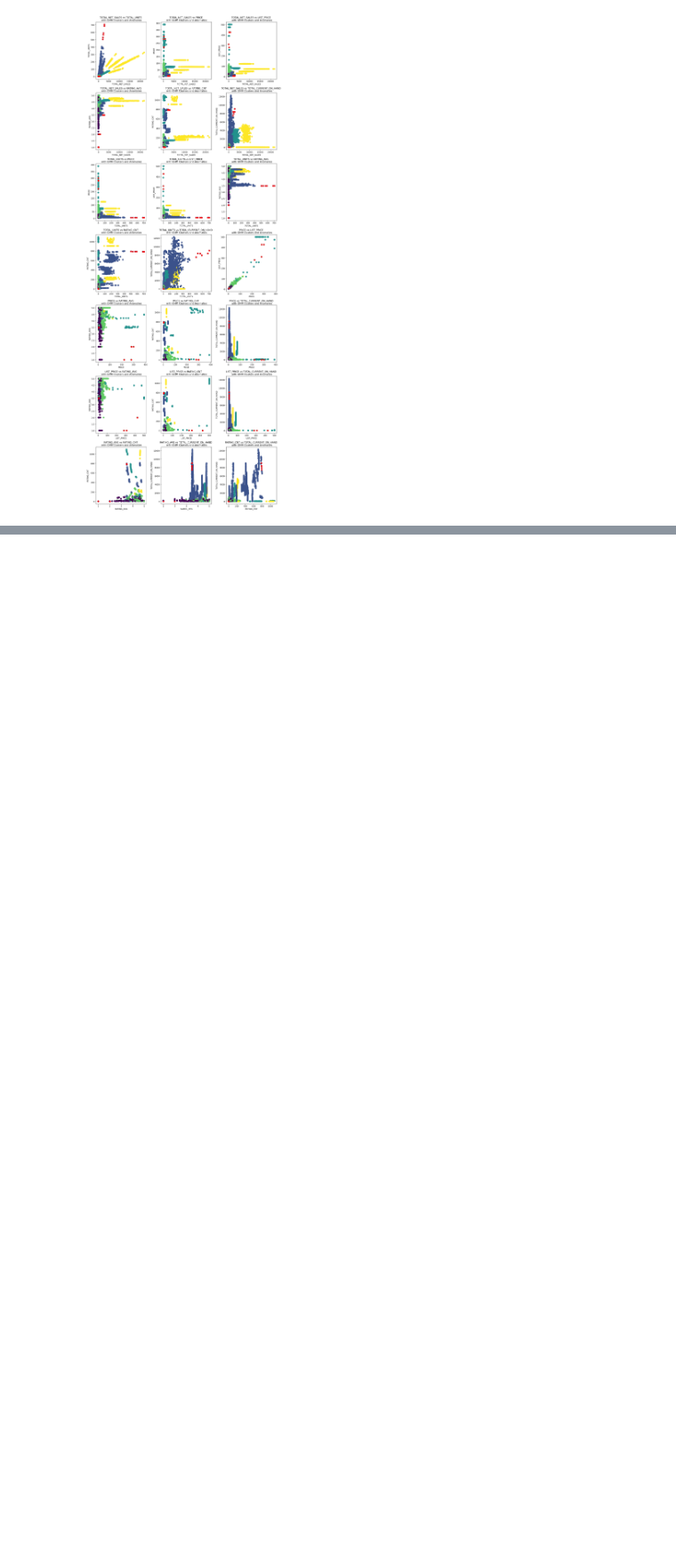
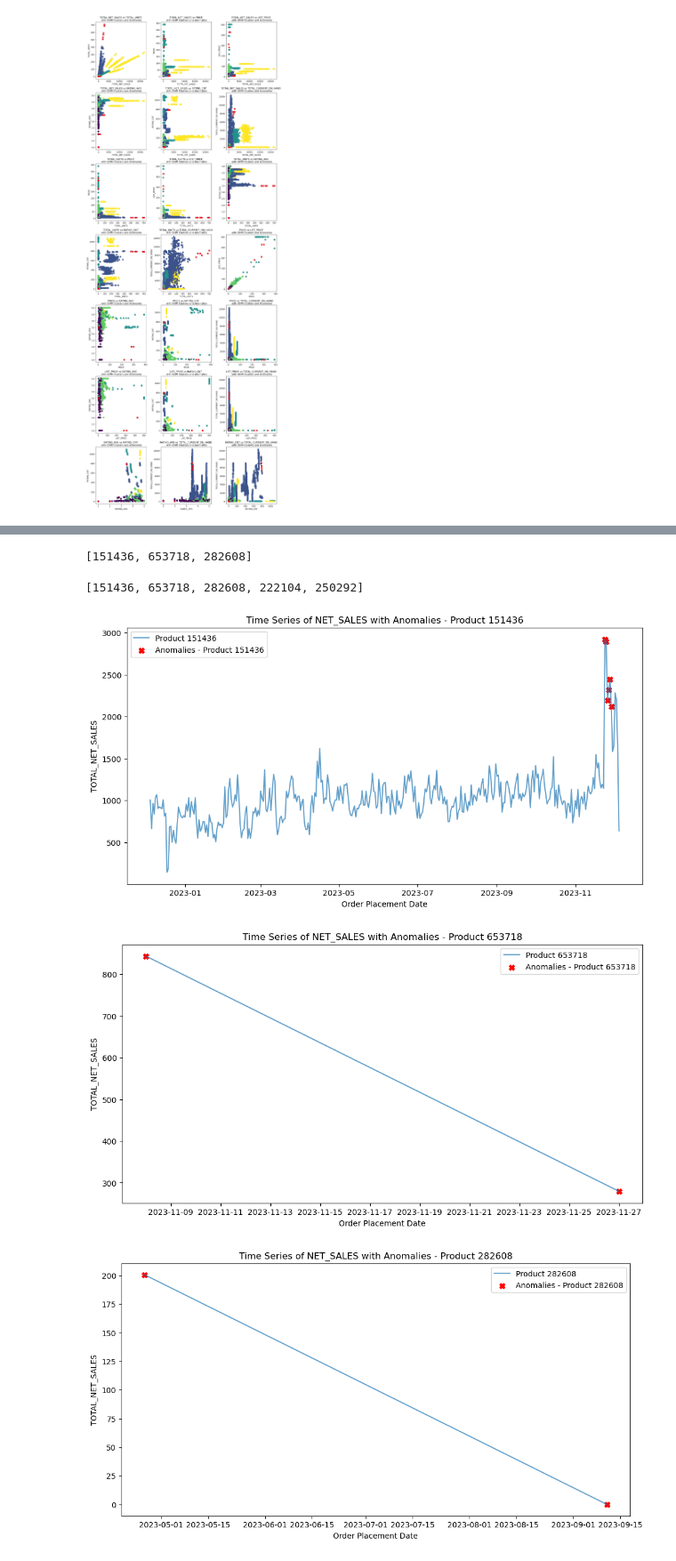
Before and after one commit to yli3-chwy/PulseGuard-Sales, a Jupyter notebook: notebooks/joint_wo_fc_error_GMM.ipynb, the cells around one changed output, grey strips where cells are left out. Shown at 89% size. Cells and saved outputs as stored; diff of their text form; code cells hidden in the pictures; blank space fills up the shorter version.

```diff
--- a/notebooks/joint_wo_fc_error_GMM.ipynb
+++ b/notebooks/joint_wo_fc_error_GMM.ipynb
@@ -379,0 +448,56 @@ plt.show()
+# %%
+random_product_numbers_with_anomalies
+# %% [output]
+[151436, 653718, 282608]
+# %%
+# Convert 'ORDER_PLACED_DTTM' to datetime if it's not already in datetime format
+data['ORDER_PLACED_DTTM'] = pd.to_datetime(data['ORDER_PLACED_DTTM'])
+
+# Identify anomalies based on the threshold
+anomaly_mask = likelihoods < threshold
+anomalies = data[anomaly_mask]
+
+# Get PRODUCT_PART_NUMBER values with anomalies
+product_numbers_with_anomalies = anomalies['PRODUCT_PART_NUMBER'].unique()
+
+# Get PRODUCT_PART_NUMBER values without anomalies
+product_numbers_without_anomalies = data['PRODUCT_PART_NUMBER'].unique()
+product_numbers_without_anomalies = list(set(product_numbers_without_anomalies) - set(product_numbers_with_anomalies))
+
+
+# 151436
+
+# Randomly select a subset of PRODUCT_PART_NUMBER values that includes both cases
+random_product_numbers_with_anomalies = random.sample(product_numbers_with_anomalies.tolist(), k=3)
+random_product_numbers_without_anomalies = random.sample(product_numbers_without_anomalies, k=2)
+
+random_product_numbers = random_product_numbers_with_anomalies + random_product_numbers_without_anomalies
+
+print(random_product_numbers)
+
+# Plot time series of NET_SALES for each randomly selected PRODUCT_PART_NUMBER
+for product_number in random_product_numbers:
+    plt.figure(figsize=(12, 6))
+
+    product_data = data[data['PRODUCT_PART_NUMBER'] == product_number]
+    product_anomalies = anomalies[anomalies['PRODUCT_PART_NUMBER'] == product_number]
+
+    plt.plot(product_data['ORDER_PLACED_DTTM'], product_data['TOTAL_NET_SALES'], label=f'Product {product_number}', alpha=0.7)
+
+    # Highlight anomalies for each product
+    plt.scatter(product_anomalies['ORDER_PLACED_DTTM'], product_anomalies['TOTAL_NET_SALES'],
+                c='red', marker='X', s=50, label=f'Anomalies - Product {product_number}')
+
+    # Customize the plot
+    plt.xlabel('Order Placement Date')
+    plt.ylabel('TOTAL_NET_SALES')
+    plt.title(f'Time Series of NET_SALES with Anomalies - Product {product_number}')
+    plt.legend()
+
+    # Show the plot
+    plt.show()
+# %% [output]
+[151436, 653718, 282608, 222104, 250292]
+[figure, added]
+[figure, added]
+[figure, added]
```
Also changed, not shown: parts of 23 cells of this notebook, 1 other file.
